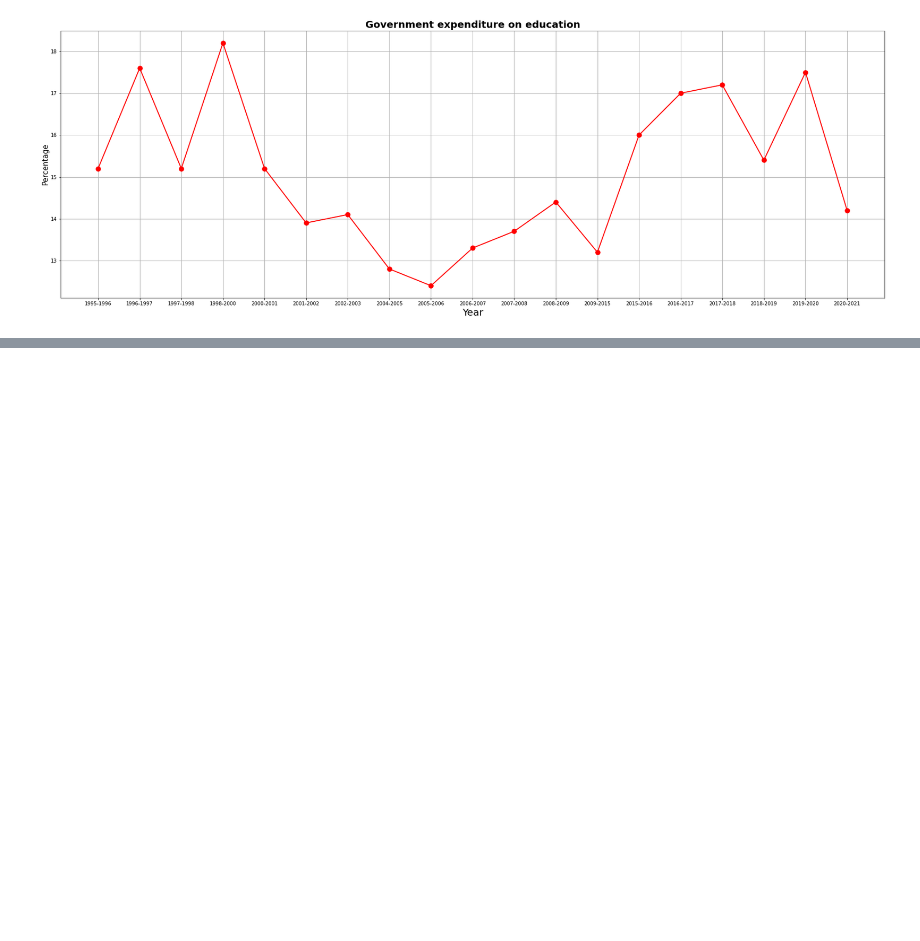
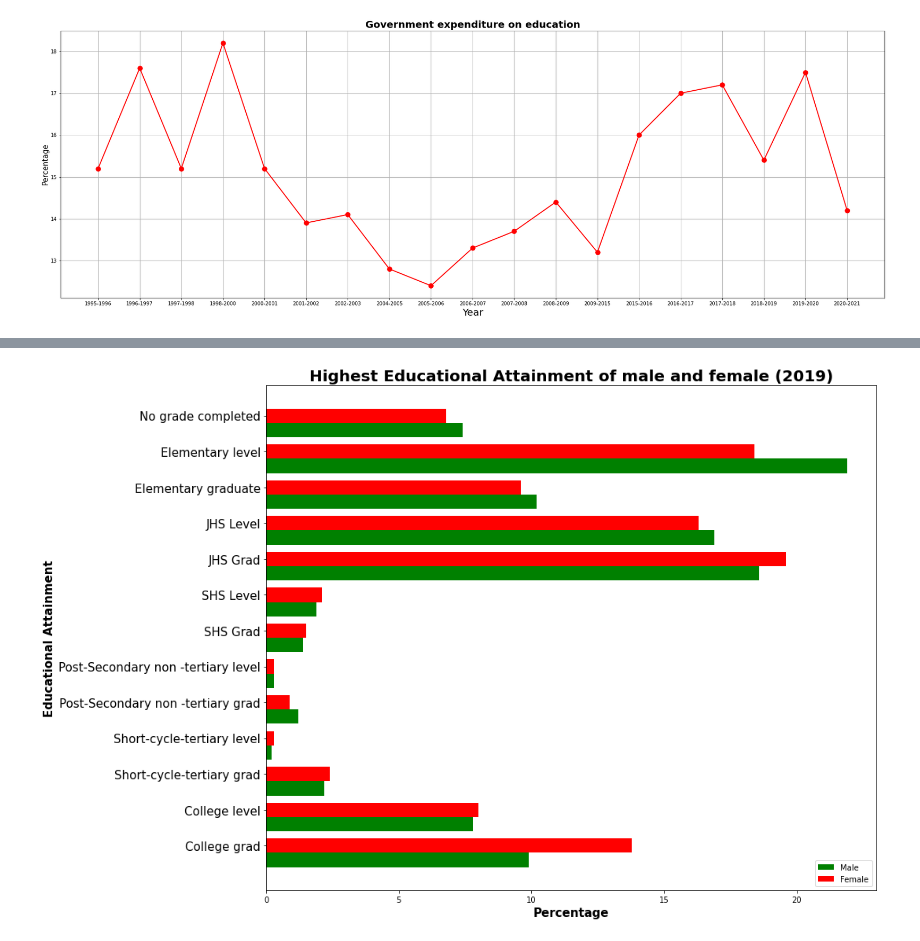
Before and after one commit to DarlynBSIT-3206/Gang-of-Greatness, a Jupyter notebook: Educational_System_Malpractice_and_Negligence_on_the_real_purpose_basis_of_education.ipynb, the cells around one changed output, grey strips where cells are left out. Cells and saved outputs as stored; diff of their text form; code cells hidden in the pictures; blank space fills up the shorter version.

Commit message:
added educational attainment bargraph

```diff
--- a/Educational_System_Malpractice_and_Negligence_on_the_real_purpose_basis_of_education.ipynb
+++ b/Educational_System_Malpractice_and_Negligence_on_the_real_purpose_basis_of_education.ipynb
@@ -429,0 +451,28 @@ plt.show()
+# %%
+f = plt.figure()
+f.set_figwidth(15)
+f.set_figheight(10)
+
+
+n = 13
+male = ([9.9, 7.8, 2.2, 0.2, 1.2, 0.3, 1.4, 1.9, 18.6, 16.9, 10.2, 21.9, 7.4])
+female = ([13.8, 8.0, 2.4, 0.3, 0.9, 0.3, 1.5, 2.1, 19.6, 16.3, 9.6, 18.4, 6.8])
+hea = (["College grad", "College level", "Short-cycle-tertiary grad", "Short-cycle-tertiary level", "Post-Secondary non -tertiary grad", "Post-Secondary non -tertiary level", "SHS Grad", "SHS Level", "JHS Grad", "JHS Level", "Elementary graduate", "Elementary level", "No grade completed"])
+
+index = py.arange(n)
+bar_width = 0.40
+opacity = 0.8
+
+mbar = plt.barh(index, male, bar_width, color='g', label='Male')
+fbar = plt.barh(index + bar_width, female, bar_width, color='r', label='Female',)
+
+plt.xlabel('Percentage', fontsize =15, fontweight = "bold")
+plt.ylabel('Educational Attainment',fontsize =15, fontweight = "bold")
+plt.title('Highest Educational Attainment of male and female (2019)', fontweight="bold", fontsize = 20)
+plt.legend(loc = 4, fontsize =10)
+plt.yticks(index + bar_width, hea, fontsize = 15)
+
+plt.tight_layout()
+plt.show()
+# %% [output]
+[figure, added]
```
Also changed, not shown: parts of 2 cells of this notebook.
